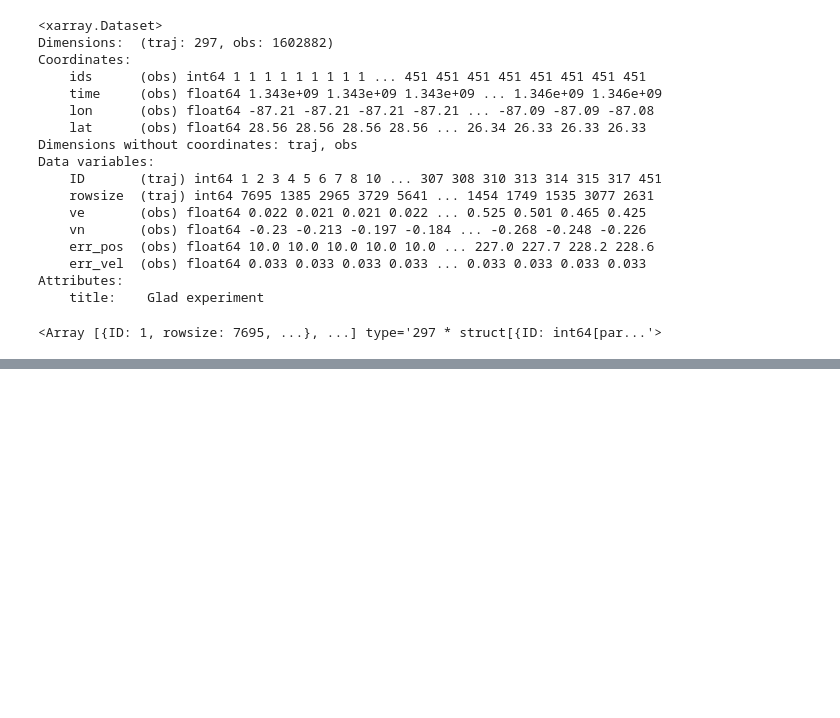
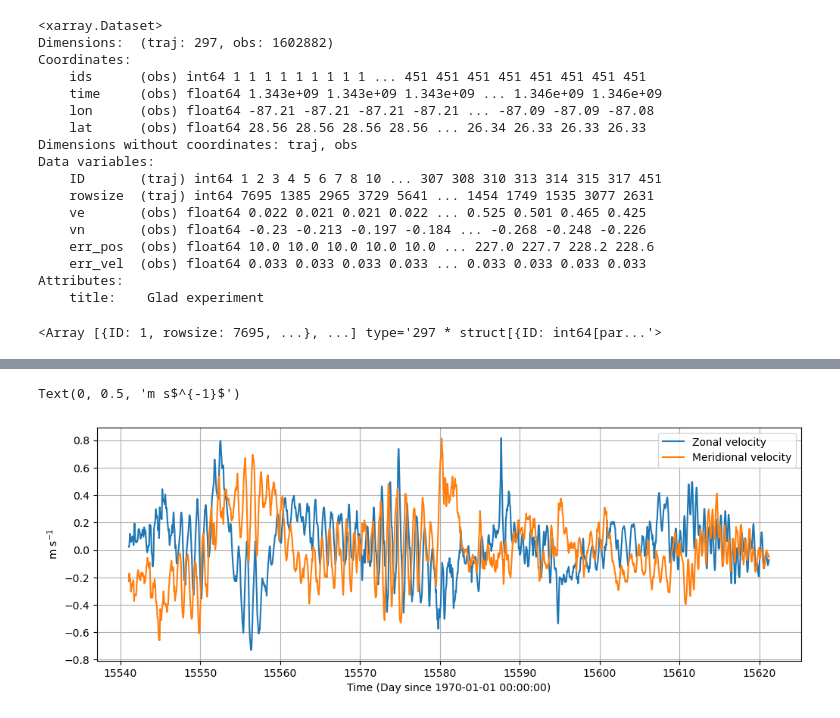
Before and after one commit to selipot/clouddrift-examples, a Jupyter notebook: notebooks/glad.ipynb, the cells around one changed output, grey strips where cells are left out. Drawn from its saved outputs; the diff is of its cells as text; code cells hidden in the pictures; blank space fills up the shorter version.

```diff
--- a/notebooks/glad.ipynb
+++ b/notebooks/glad.ipynb
@@ -134,0 +152,11 @@ Text(0.5, 0, 'Time')
+# %%
+fig = plt.figure(figsize=(12, 4))
+plt.plot(ak.obs['time'][0]/86400, ak.obs['ve'][0], label='Zonal velocity')
+plt.plot(ak.obs['time'][0]/86400, ak.obs['vn'][0], label='Meridional velocity')
+plt.legend()
+plt.grid()
+plt.xlabel('Time (Day since 1970-01-01 00:00:00)')
+plt.ylabel('m s$^{-1}$')
+# %% [output]
+Text(0, 0.5, 'm s$^{-1}$')
+[figure, added]
```
Also changed, not shown: parts of 11 cells of this notebook, 1 other file.
